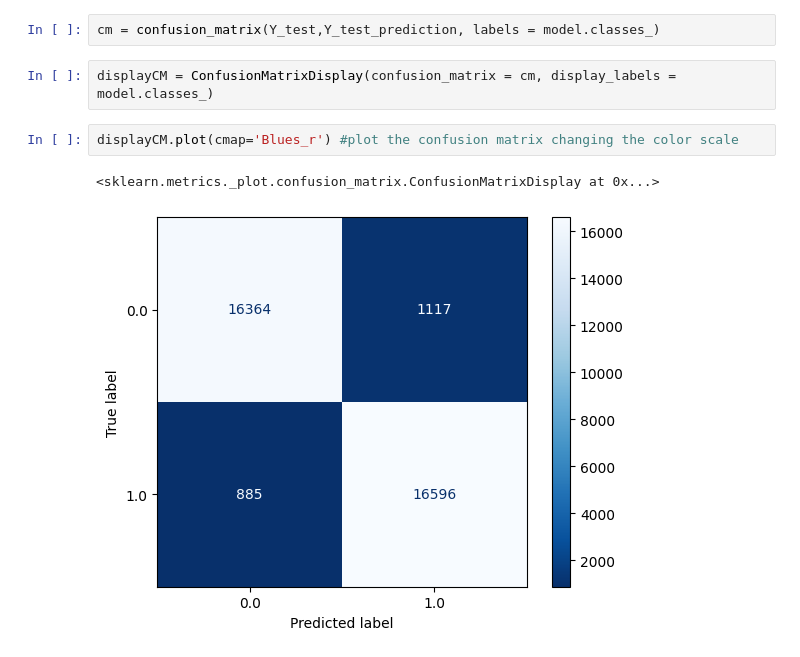
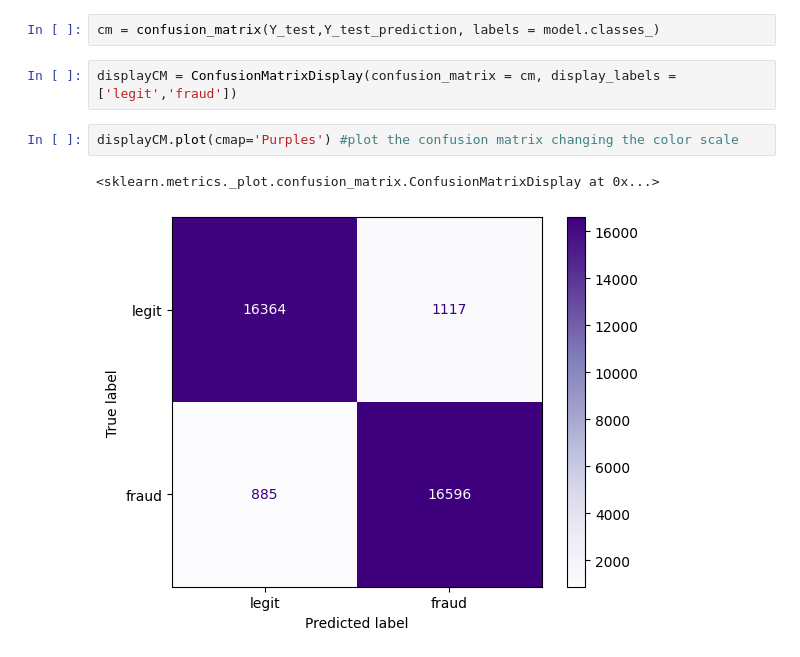
Before and after one commit to DamianTellez/Fraud_Detection, a Jupyter notebook: notebook.ipynb, the cells around one changed output. Cells and saved outputs as stored; diff of their text form.

```diff
--- a/notebook.ipynb
+++ b/notebook.ipynb
@@ -238,9 +238,9 @@ from sklearn.metrics import confusion_matrix, ConfusionMatrixDisplay
 # %%
 cm = confusion_matrix(Y_test,Y_test_prediction, labels = model.classes_)
 # %%
-displayCM = ConfusionMatrixDisplay(confusion_matrix = cm, display_labels = model.classes_)
+displayCM = ConfusionMatrixDisplay(confusion_matrix = cm, display_labels = ['legit','fraud'])
 # %%
-displayCM.plot(cmap='Blues_r') #plot the confusion matrix changing the color scale
+displayCM.plot(cmap='Purples') #plot the confusion matrix changing the color scale
 # %% [output]
 <sklearn.metrics._plot.confusion_matrix.ConfusionMatrixDisplay at 0x...>
-[figure, old version]
+[figure, new version]
```
